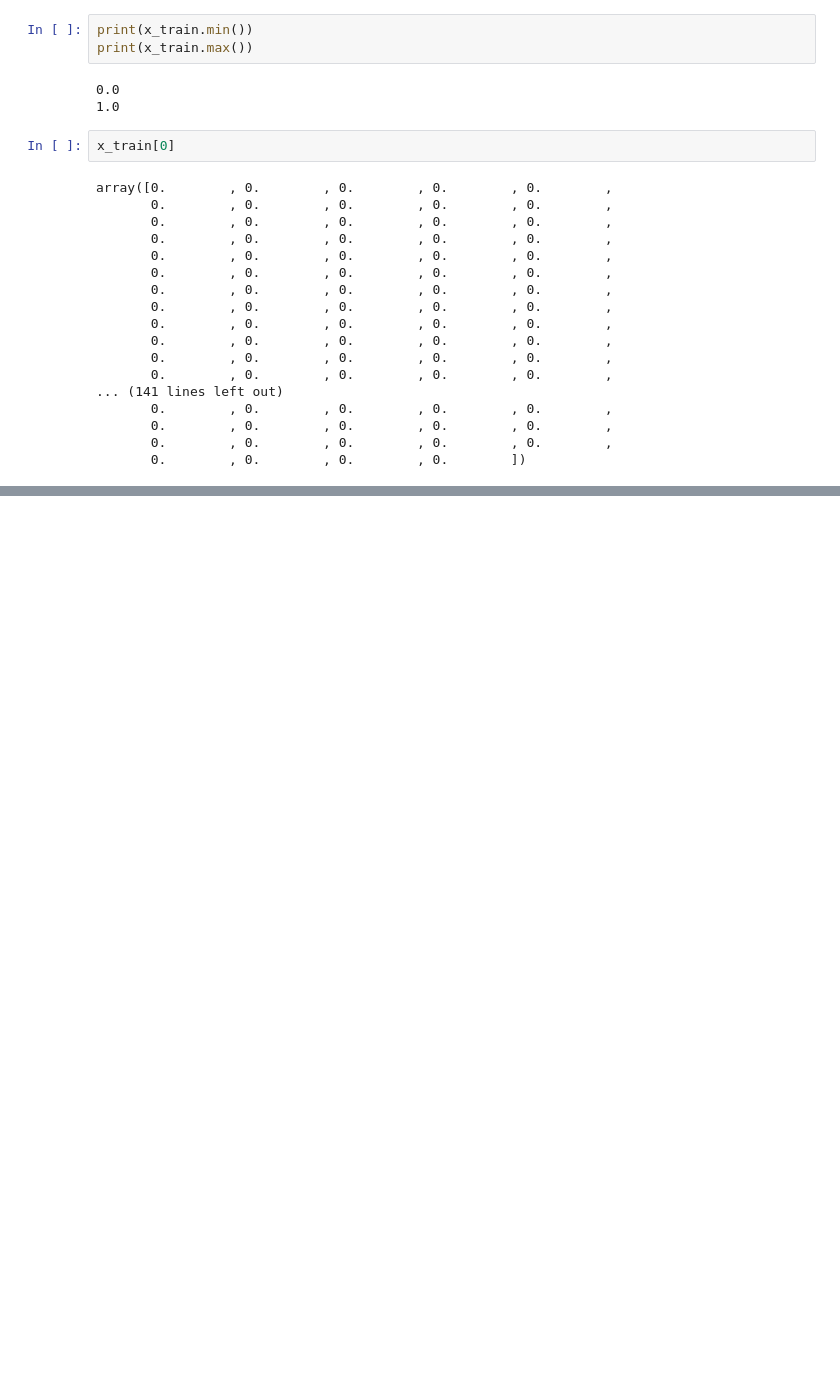
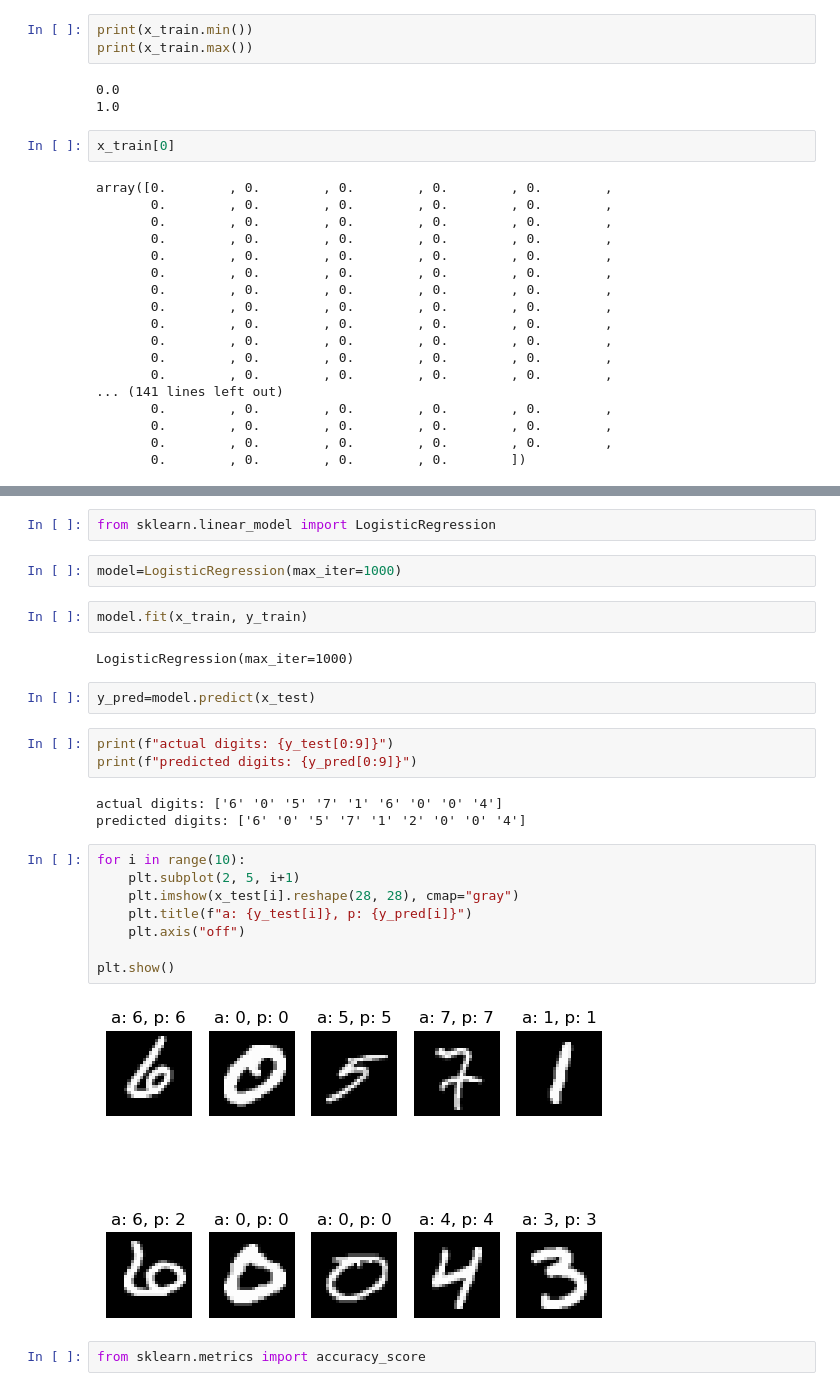
Before and after one commit to shukriaarifi/handwritten_digit_recognition, a Jupyter notebook: notebooks/mnist.ipynb, the cells around one changed output, grey strips where cells are left out. Drawn from its saved outputs; the diff is of its cells as text; blank space fills up the shorter version.

Commit message:
trained baseline logistic regression model

```diff
--- a/notebooks/mnist.ipynb
+++ b/notebooks/mnist.ipynb
@@ -206,0 +207,28 @@ data preprocessing overview:
+# %%
+from sklearn.linear_model import LogisticRegression
+# %%
+model=LogisticRegression(max_iter=1000)
+# %%
+model.fit(x_train, y_train)
+# %% [output]
+LogisticRegression(max_iter=1000)
+# %%
+y_pred=model.predict(x_test)
+# %%
+print(f"actual digits: {y_test[0:9]}")
+print(f"predicted digits: {y_pred[0:9]}")
+# %% [output]
+actual digits: ['6' '0' '5' '7' '1' '6' '0' '0' '4']
+predicted digits: ['6' '0' '5' '7' '1' '2' '0' '0' '4']
+# %%
+for i in range(10):
+    plt.subplot(2, 5, i+1)
+    plt.imshow(x_test[i].reshape(28, 28), cmap="gray")
+    plt.title(f"a: {y_test[i]}, p: {y_pred[i]}")
+    plt.axis("off")
+
+plt.show()
+# %% [output]
+[figure, added]
+# %%
+from sklearn.metrics import accuracy_score
```
Also changed, not shown: parts of 10 cells of this notebook.
